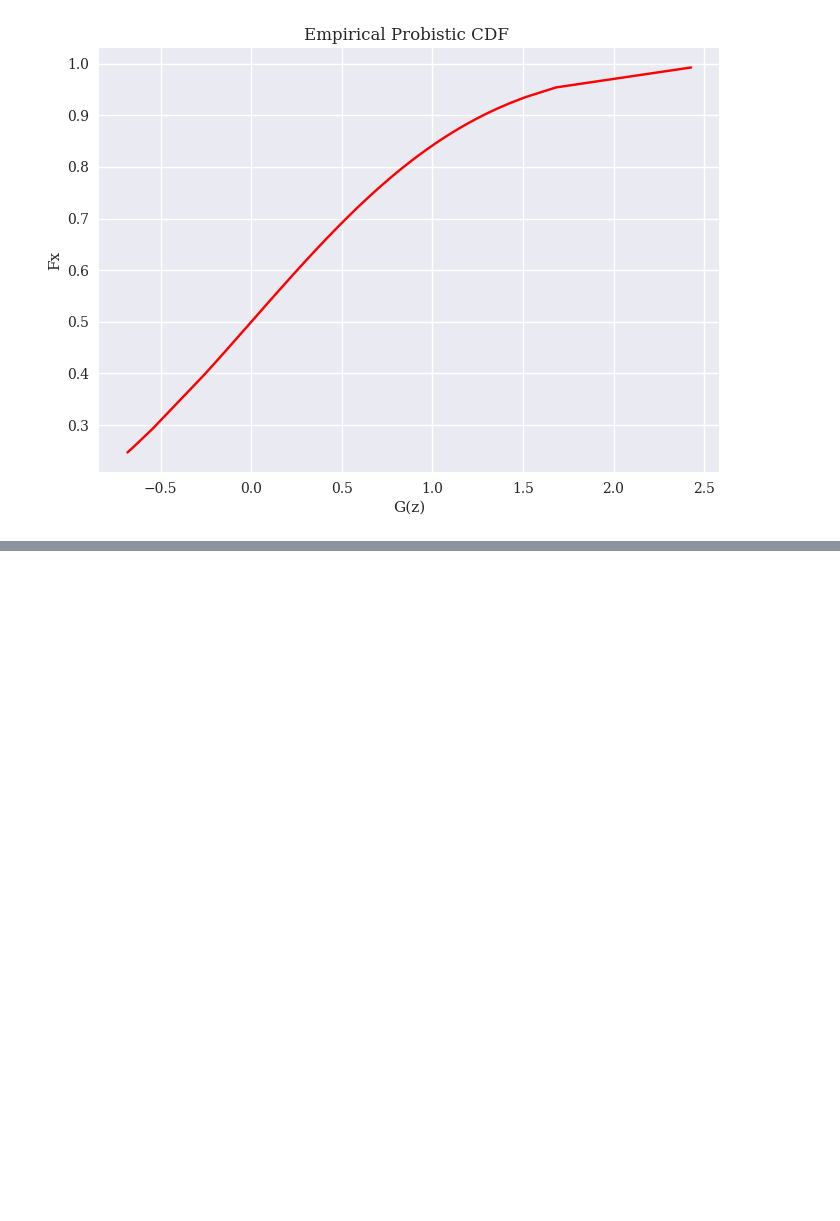
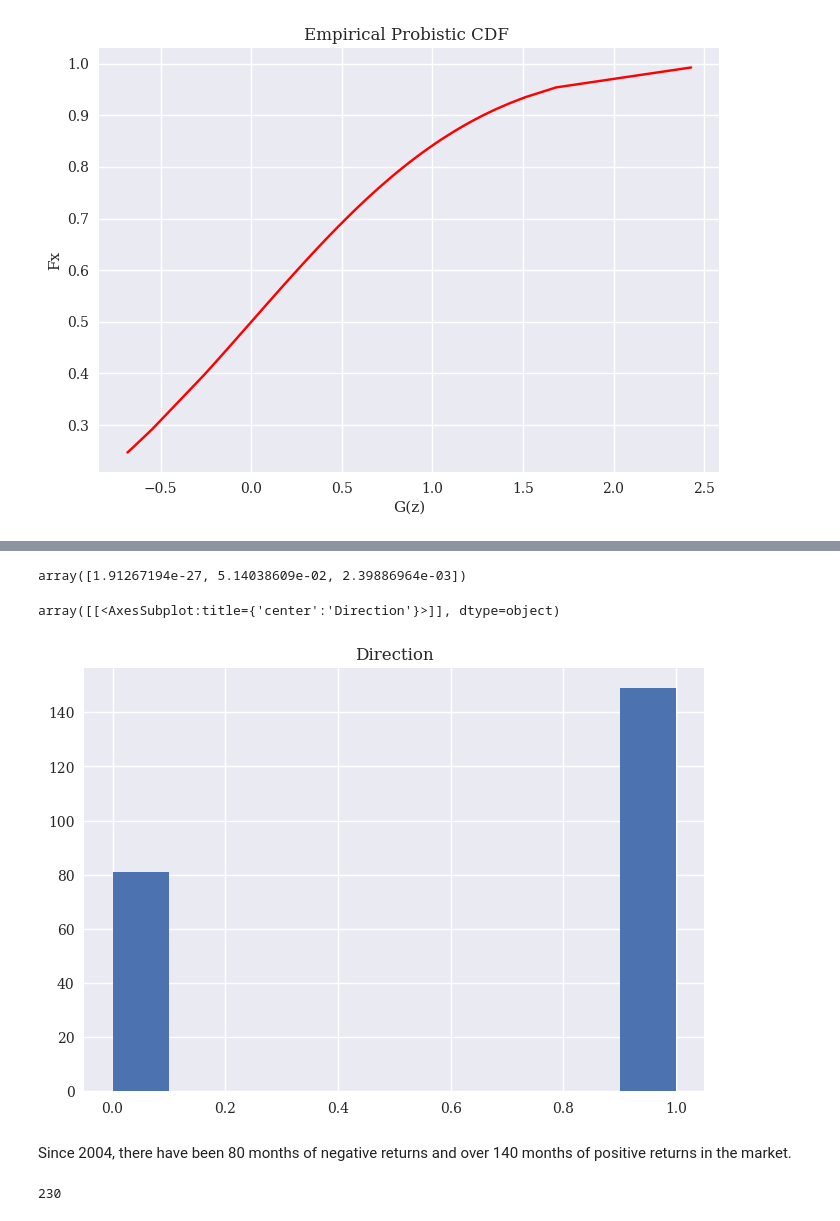
Before and after one commit to dcstein22/economics, a Jupyter notebook: QTSProject_Stein_Version.ipynb, the cells around one changed output, grey strips where cells are left out. Cells and saved outputs as stored; diff of their text form; code cells hidden in the pictures; blank space fills up the shorter version.

```diff
--- a/QTSProject_Stein_Version.ipynb
+++ b/QTSProject_Stein_Version.ipynb
@@ -897,0 +985,15 @@ array([3.16712418e-05, 3.27602929e-05, 3.38847210e-05, 3.50456008e-05,
+# %%
+ADF_AUT[3].resols.pvalues
+# %% [output]
+array([1.91267194e-27, 5.14038609e-02, 2.39886964e-03])
+# %%
+direction_df.hist()
+# %% [output]
+array([[<AxesSubplot:title={'center':'Direction'}>]], dtype=object)
+[figure, added]
+# %% [markdown]
+Since 2004, there have been 80 months of negative returns and over 140 months of positive returns in the market.
+# %%
+len(direction_df)
+# %% [output]
+230
```
Also changed, not shown: parts of 22 cells of this notebook.
